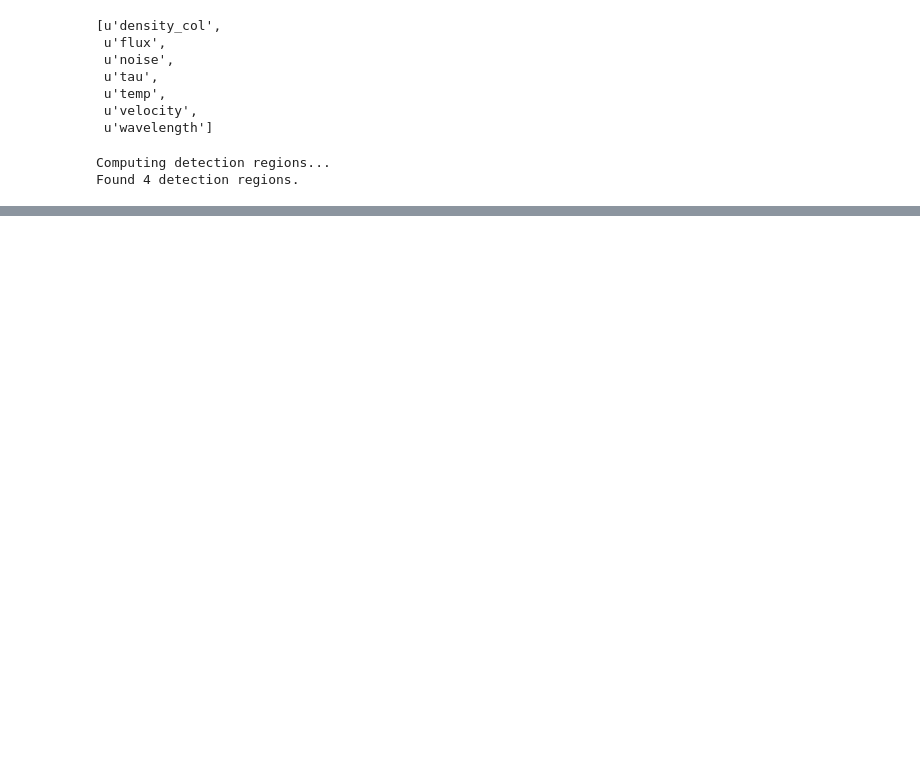
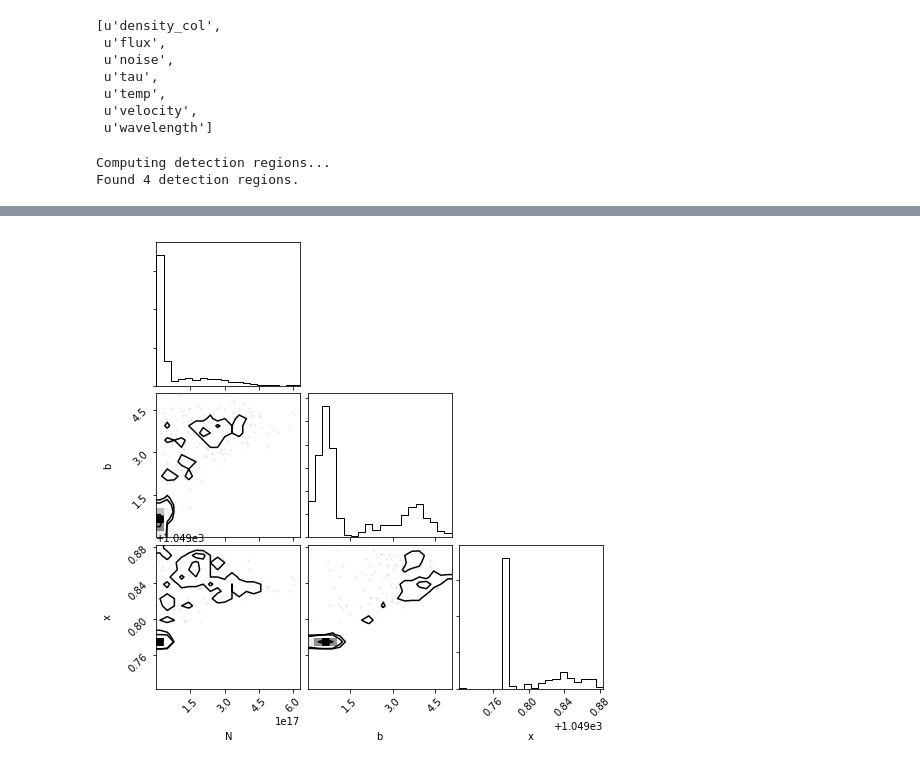
Before and after one commit to sarahappleby/VAMP, a Jupyter notebook: spec_demo_pygad.ipynb, the cells around one changed output, grey strips where cells are left out. Cells and saved outputs as stored; diff of their text form; code cells hidden in the pictures; blank space fills up the shorter version.

```diff
--- a/spec_demo_pygad.ipynb
+++ b/spec_demo_pygad.ipynb
@@ -202,0 +167,16 @@ The output heights of the lines in this region are much lower than the optical d
+# %%
+n = len(stuff.estimated_variables)
+heights = np.array([stuff.estimated_variables[i]['height'].value for i in range(n)])
+sigmas = np.array([stuff.estimated_variables[i]['sigma'].value for i in range(n)])
+centers = np.array([stuff.estimated_variables[i]['centroid'].value for i in range(n)])
+# %%
+b = l0*1.e-13*sigma_samples / np.sqrt(2)
+N = height_samples*sigma_samples*np.sqrt(2*np.pi) / sigma0
+
+t = vpfit.GaussFunction(nu_use, heights[0], centers[0], sigmas[0])
+
+l_centroids = c/centroid_samples
+
+phys_samples = np.transpose(np.array([N, b, l_centroids]))
+fig = corner.corner(phys_samples, labels=['N', 'b', 'x'])
+# %% [output]
@@ -202,0 +184 @@ The output heights of the lines in this region are much lower than the optical d
+[figure, added]
```
Also changed, not shown: parts of 19 cells of this notebook.
